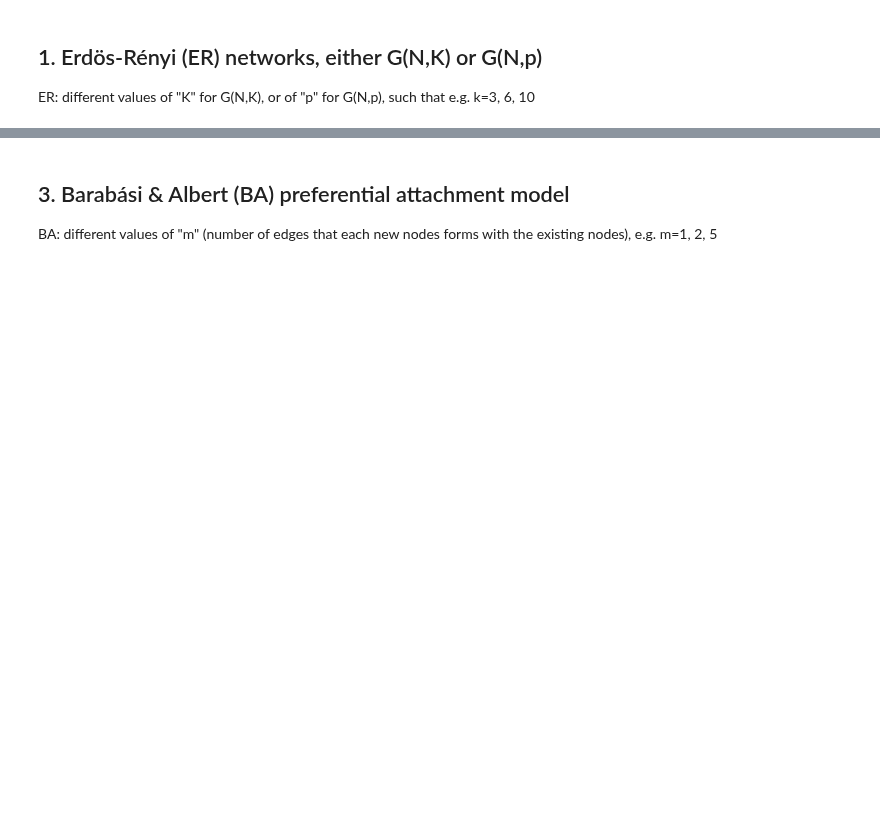
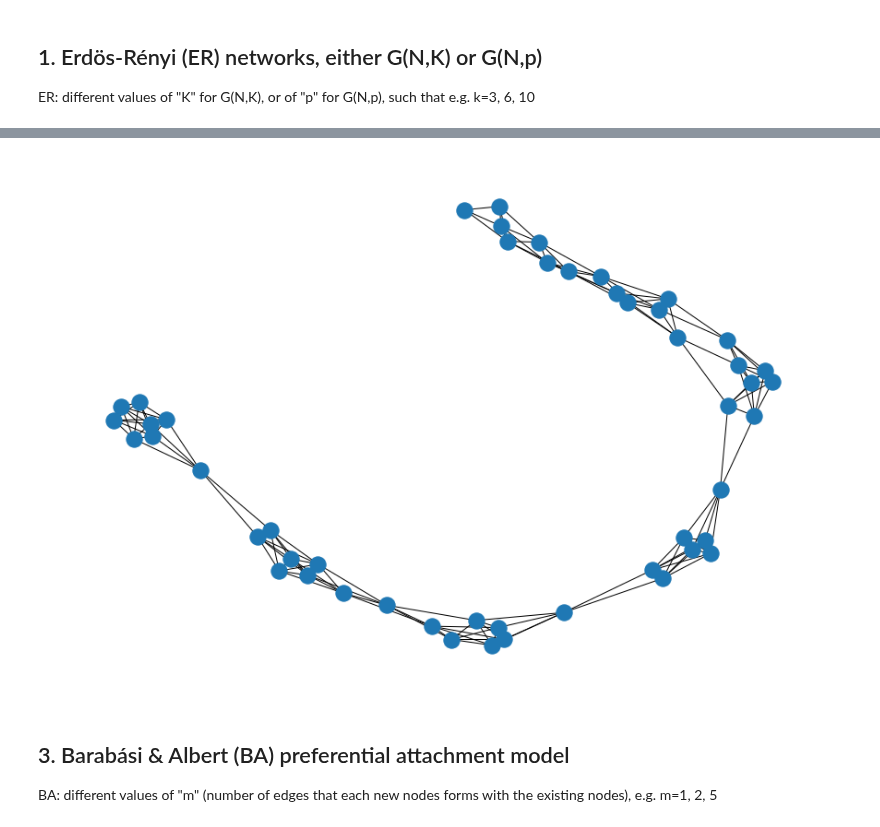
Before and after one commit to EjbejaranosAI/Complex_Networks, a Jupyter notebook: 2_Models_of_complex_networks/Main_test.ipynb, the cells around one changed output, grey strips where cells are left out. Drawn from its saved outputs; the diff is of its cells as text; code cells hidden in the pictures; blank space fills up the shorter version.

Commit message:
images and numpy files for the graphs

```diff
--- a/2_Models_of_complex_networks/Main_test.ipynb
+++ b/2_Models_of_complex_networks/Main_test.ipynb
@@ -242,0 +97,19 @@ WS: different values of <k> and "p", including p=0, e.g. p=0.0, 0.1, 0.2, 0.5, 0
+# %%
+## generate the plots and the matrix files to deliver
+nodes = 100
+proba = 0.2
+k = 3 ## fix this
+for node in [50, 100, 1000, 10000]:
+    for probs in [0.1, 0.25, 0.5, 0.75, 0.9]:
+        ## build it
+        g = ErdosRenyi(node, k, probs).generate_ER_graph()
+        #nx.draw(g, with_labels=True)
+        degs = dict(nx.degree(g))
+        #_ = [print(f"Node: {i} has degree: {k}") for i,k in degs.items()]
+        nx.draw(g, pos=nx.spring_layout(g))
+        plt.title(f"Erdos-Renyi Graph with {node} nodes (k={k},p={probs})")
+        #plt.hist(degs.values(), bins=range(0, max(degs.values())+1));plt.show()
+        plt.savefig(f"./graph_imgs/ER_graph_{node}_{k}_{round(probs*100)}.png")
+        plt.show()
+        output = nx.to_numpy_matrix(g)
+        np.save(f"./graphs/ER/{node}/ER_graph_{node}_{k}_{round(probs*100)}.npy", output)
@@ -243,3 +148,41 @@ WS: different values of <k> and "p", including p=0, e.g. p=0.0, 0.1, 0.2, 0.5, 0
+# %%
+## NODES
+N = 50
+NODES = list(range(N))
+## EDGES
+EDGES = list(itertools.combinations(NODES, 2))
+## NUMBER OF EDGES PER NODE
+NUM_EDGES = 6
+## MAXIMUM DEGREE EDGES IN THE NETWORK
+MAX_DEGREE = 20
+## define a graph
+GRAPH = defaultdict(list)
+## probability of new edge
+EDGE_PROBABILITY = 0.1
+
+### --- working --- ###
+## add the nodes to the dictionary
+#GRAPH = {node:[] for node in NODES}
+## iterate through the edges
+for edge in EDGES:
+    ## get the current degree of the node
+    curr_degree = len(GRAPH[edge[0]])
+    ## get the average degree of the network
+    avg_degree = np.mean([len(x) for x in GRAPH.values()])
+    ## the current degree has to be less than NUM_EDGES and the average degree has to be less than MAX_DEGREE
+    ## then if a random number is greater than EDGE_PROBABILITY, add an edge
+    if curr_degree != NUM_EDGES and avg_degree <= MAX_DEGREE:
+        if np.random.uniform(0,1) > EDGE_PROBABILITY:
+            GRAPH[edge[0]].append(edge[1])
+            GRAPH[edge[1]].append(edge[0])
+## get a list of edges
+edges = [(node, edge) for node in GRAPH.keys() for edge in GRAPH[node]]
+## convert it to an nx graph with edges passed to it
+gnx = nx.Graph(edges)
+## plot it
+nx.draw(gnx,pos=nx.spring_layout(gnx))
+# %% [output]
+[figure, added]
 # %% [markdown]
 ## 3. Barabási & Albert (BA) preferential attachment model
 BA: different values of "m" (number of edges that each new nodes forms with the existing nodes), e.g. m=1, 2, 5
```
Also changed, not shown: parts of 32 cells of this notebook, 57 other files.
